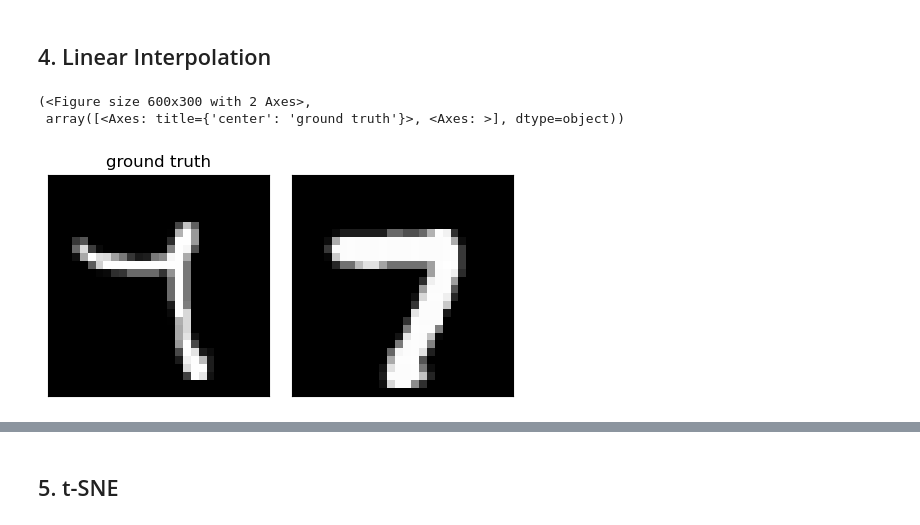
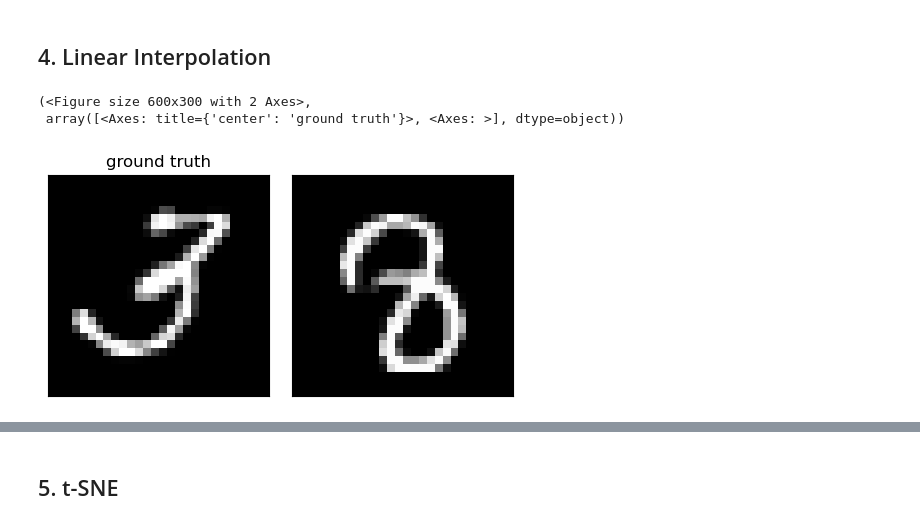
Before and after one commit to matanophir/DL_project, a Jupyter notebook: mnist_1_2_1.ipynb, the cells around one changed output, grey strips where cells are left out. Saved outputs shown, nothing was run; the diff lists cells and outputs as text; code cells hidden in the pictures.

```diff
--- a/mnist_1_2_1.ipynb
+++ b/mnist_1_2_1.ipynb
@@ -319,12 +278,12 @@ plt.close(fig)
 # %% [markdown]
 ## 4. Linear Interpolation
 # %%
-imgs = imgs[:2]
+imgs = imgs[2:4]
 tensors_as_images(list(imgs), figsize=(6,3), cmap='gray', titles=['ground truth'])
 # %% [output]
 (<Figure size 600x300 with 2 Axes>,
  array([<Axes: title={'center': 'ground truth'}>, <Axes: >], dtype=object))
-[figure, old version]
+[figure, new version]
 # %%
 model.eval()
 
```
Also changed, not shown: parts of 8 cells of this notebook, 15 other files.
